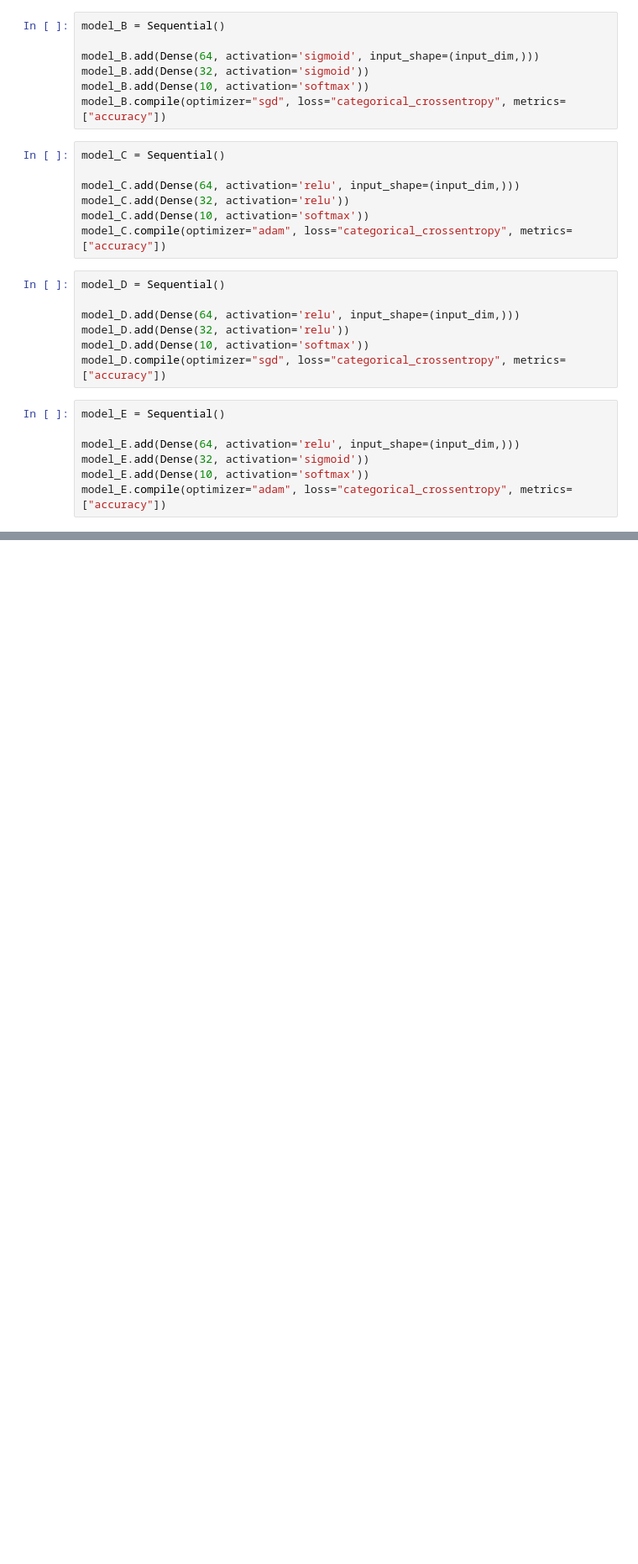
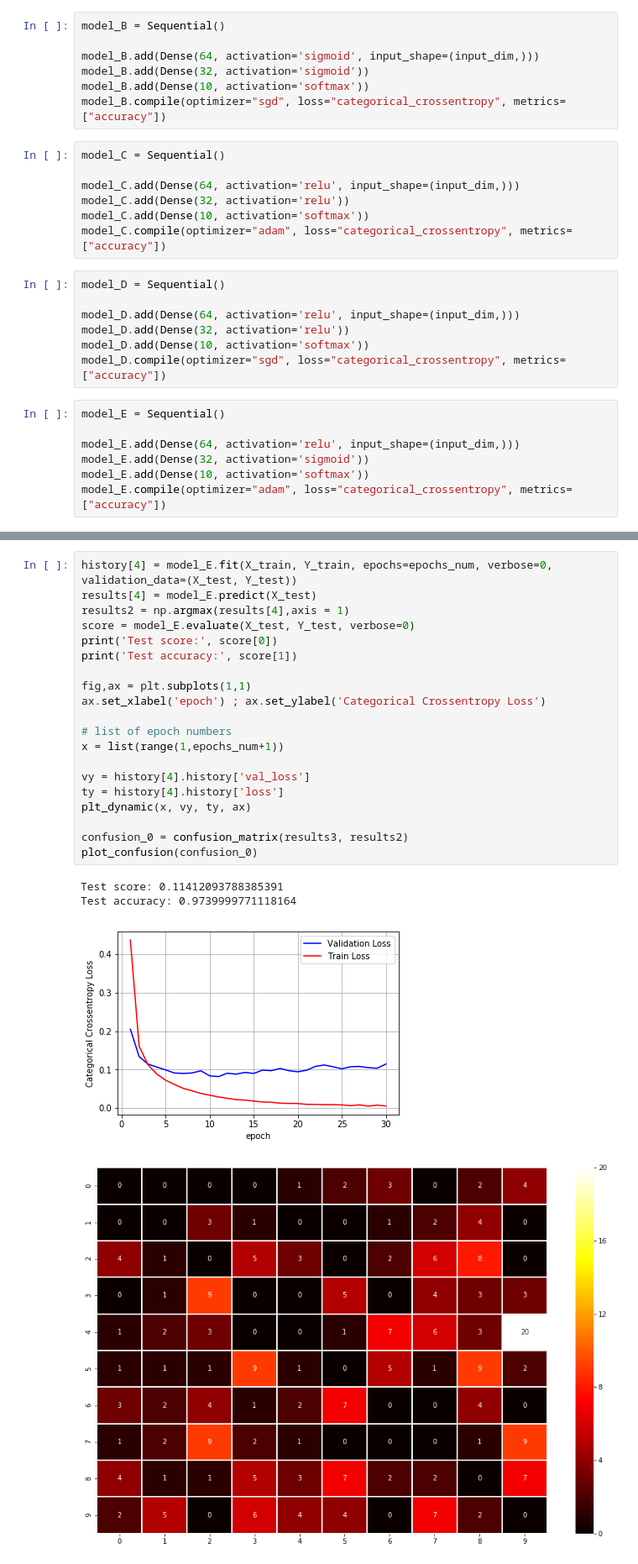
Before and after one commit to Gabriel-Lyra/Keras-MLP-MNIST, a Jupyter notebook: Conselho da Távola de MLP's.ipynb, the cells around one changed output, grey strips where cells are left out. Shown at 84% size. Cells and saved outputs as stored; diff of their text form; blank space fills up the shorter version.

```diff
--- a/Conselho da Távola de MLP's.ipynb
+++ b/Conselho da Távola de MLP's.ipynb
@@ -245,3 +250,28 @@ Test accuracy: 0.9764000177383423
+# %%
+history[4] = model_E.fit(X_train, Y_train, epochs=epochs_num, verbose=0, validation_data=(X_test, Y_test))
+results[4] = model_E.predict(X_test)
+results2 = np.argmax(results[4],axis = 1)
+score = model_E.evaluate(X_test, Y_test, verbose=0)
+print('Test score:', score[0])
+print('Test accuracy:', score[1])
+
+fig,ax = plt.subplots(1,1)
+ax.set_xlabel('epoch') ; ax.set_ylabel('Categorical Crossentropy Loss')
+
+# list of epoch numbers
+x = list(range(1,epochs_num+1))
+
+vy = history[4].history['val_loss']
+ty = history[4].history['loss']
+plt_dynamic(x, vy, ty, ax)
+
+confusion_0 = confusion_matrix(results3, results2)
+plot_confusion(confusion_0)
+# %% [output]
+Test score: 0.11412093788385391
+Test accuracy: 0.9739999771118164
+[figure, added]
+[figure, added]
 # %%
 # PREDICT DIGITS FOR ENSEMBLE ON MNIST 10K TEST
 results2 = np.zeros( (X_test.shape[0],10) )
```
Also changed, not shown: parts of 12 cells of this notebook.
